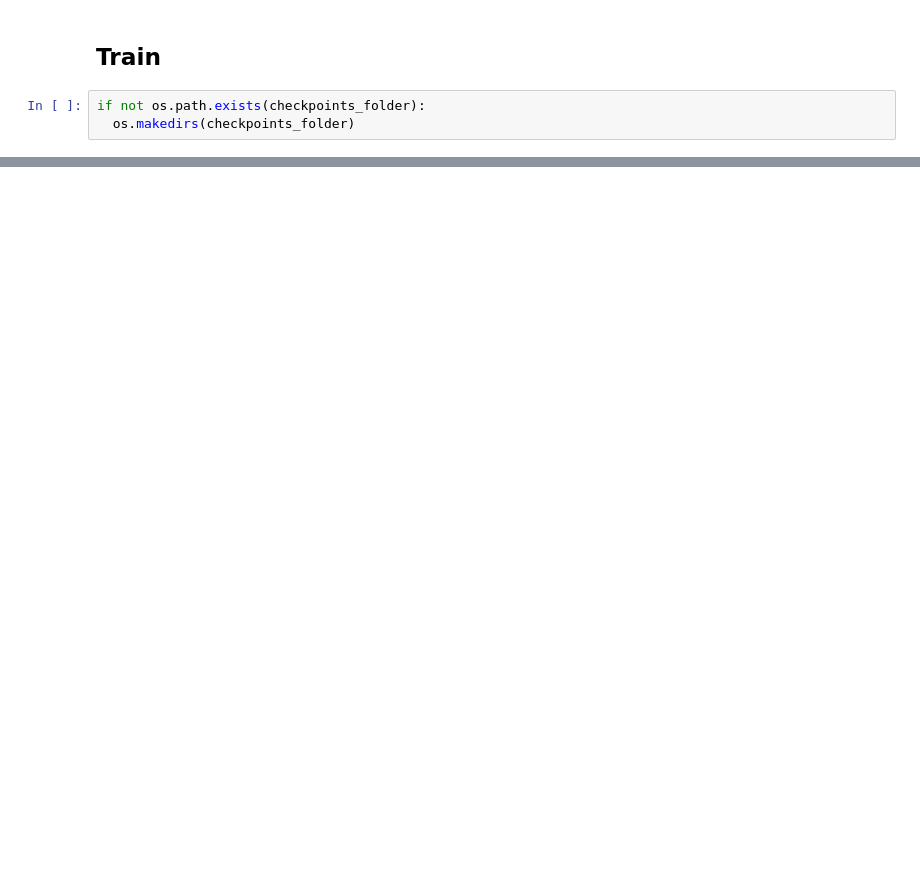
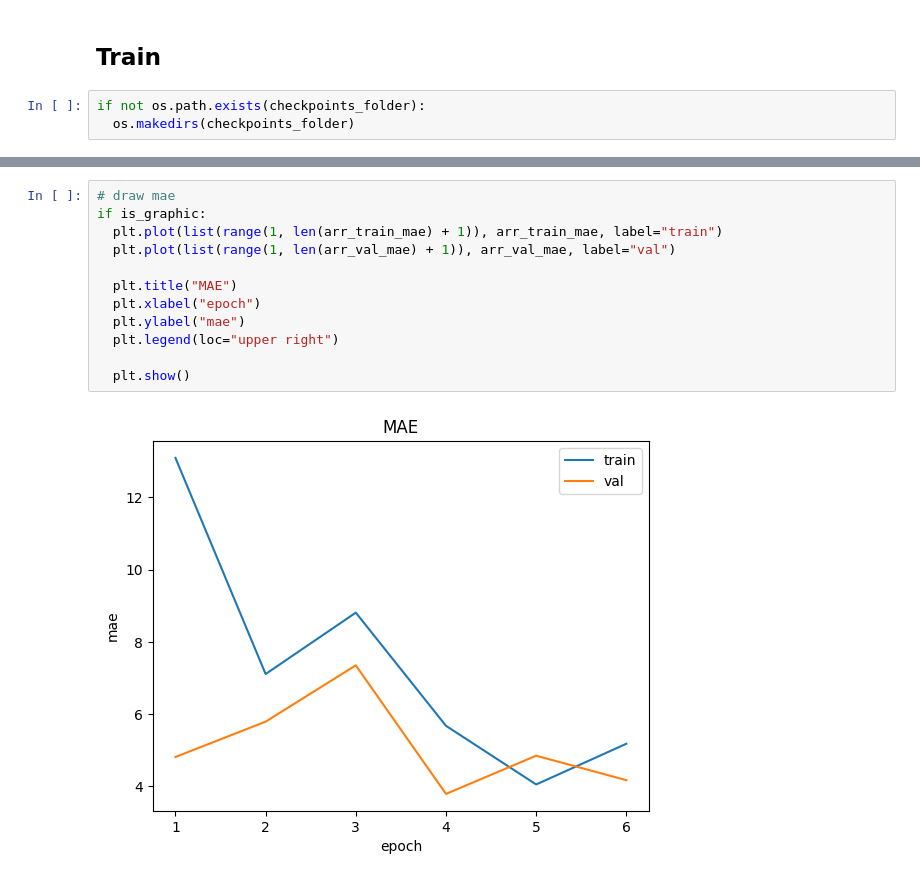
Before and after one commit to rhfdn/HeterSUMGraph, a Jupyter notebook: train_HeterSUMGraph.ipynb, the cells around one changed output, grey strips where cells are left out. Drawn from its saved outputs; the diff is of its cells as text; blank space fills up the shorter version.

```diff
--- a/train_HeterSUMGraph.ipynb
+++ b/train_HeterSUMGraph.ipynb
@@ -511,0 +591,14 @@ Epoch 2 : train loss=0.452, val loss = 0.455
+# %%
+# draw mae
+if is_graphic:
+  plt.plot(list(range(1, len(arr_train_mae) + 1)), arr_train_mae, label="train")
+  plt.plot(list(range(1, len(arr_val_mae) + 1)), arr_val_mae, label="val")
+
+  plt.title("MAE")
+  plt.xlabel("epoch")
+  plt.ylabel("mae")
+  plt.legend(loc="upper right")
+
+  plt.show()
+# %% [output]
+[figure, added]
```
Also changed, not shown: parts of 25 cells of this notebook, 3 other files.
